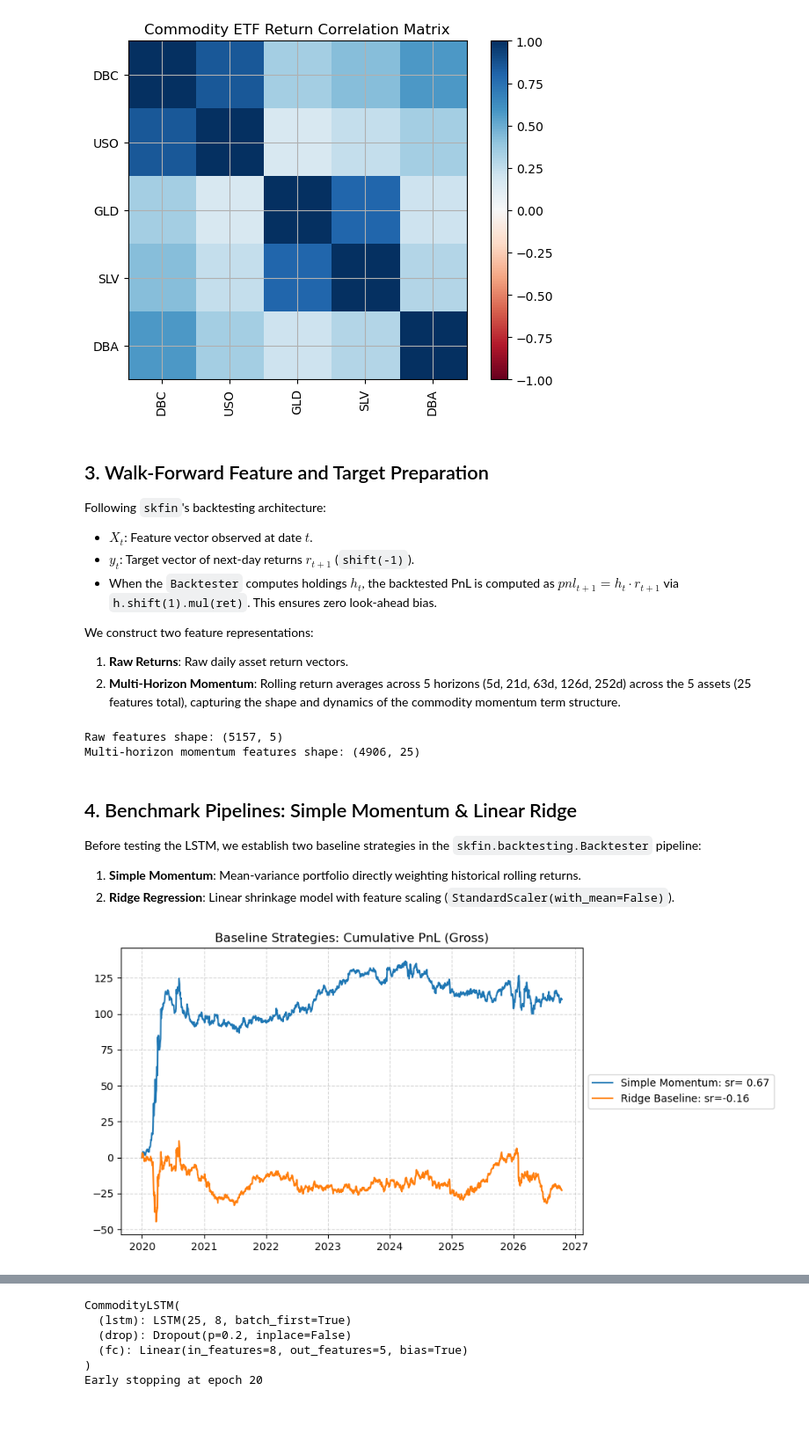
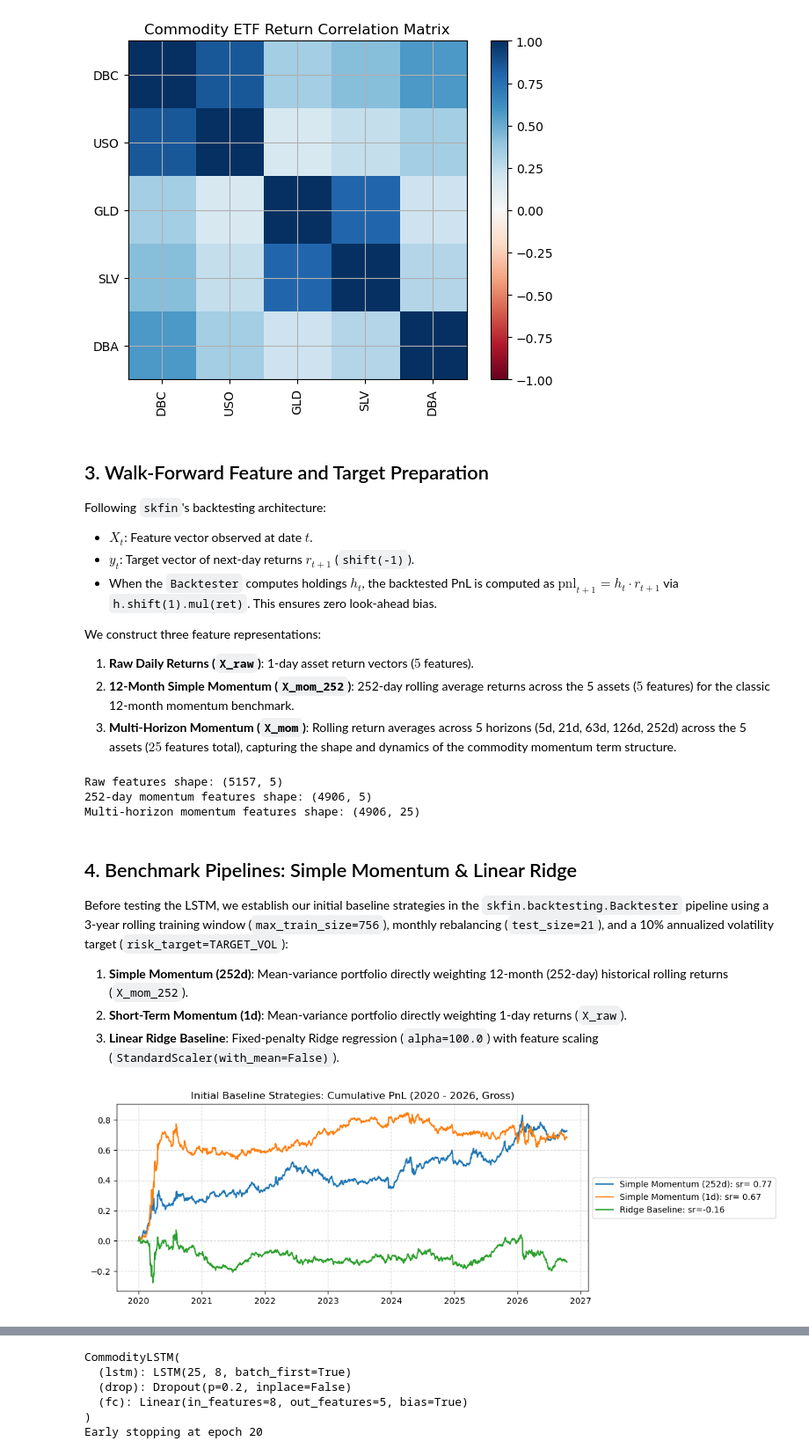
Before and after one commit to gabegagster/commodity_lstm_trading, a Jupyter notebook: notebooks/commodity_lstm_trading.ipynb, the cells around one changed output, grey strips where cells are left out. Shown at 88% size. Drawn from its saved outputs; the diff is of its cells as text; code cells hidden in the pictures; blank space fills up the shorter version.

Commit message:
Added baseline hyperparameter tuning, transaction costs & statistical validation

```diff
--- a/notebooks/commodity_lstm_trading.ipynb
+++ b/notebooks/commodity_lstm_trading.ipynb
@@ -151,58 +163,80 @@ heatmap(
 Following `skfin`'s backtesting architecture:
 - $X_t$: Feature vector observed at date $t$.
 - $y_t$: Target vector of next-day returns $r_{t+1}$ (`shift(-1)`).
-- When the `Backtester` computes holdings $h_t$, the backtested PnL is computed as $pnl_{t+1} = h_t \cdot r_{t+1}$ via `h.shift(1).mul(ret)`. This ensures zero look-ahead bias.
+- When the `Backtester` computes holdings $h_t$, the backtested PnL is computed as $\text{pnl}_{t+1} = h_t \cdot r_{t+1}$ via `h.shift(1).mul(ret)`. This ensures zero look-ahead bias.
 
-We construct two feature representations:
-1. **Raw Returns**: Raw daily asset return vectors.
-2. **Multi-Horizon Momentum**: Rolling return averages across 5 horizons (5d, 21d, 63d, 126d, 252d) across the 5 assets (25 features total), capturing the shape and dynamics of the commodity momentum term structure.
+We construct three feature representations:
+1. **Raw Daily Returns (`X_raw`)**: 1-day asset return vectors ($5$ features).
+2. **12-Month Simple Momentum (`X_mom_252`)**: 252-day rolling average returns across the 5 assets ($5$ features) for the classic 12-month momentum benchmark.
+3. **Multi-Horizon Momentum (`X_mom`)**: Rolling return averages across 5 horizons (5d, 21d, 63d, 126d, 252d) across the 5 assets ($25$ features total), capturing the shape and dynamics of the commodity momentum term structure.
 # %%
-# 1. Raw return features
+# 1. Raw return features (5 features)
 X_raw, y_raw, ret_aligned = prepare_backtest_data(ret, feature_type="returns")
 
-# 2. Multi-horizon momentum features (5d, 21d, 63d, 126d, 252d)
+# 2. Multi-horizon momentum features: 5d, 21d, 63d, 126d, 252d (25 features)
 X_mom, y_mom, ret_mom = prepare_backtest_data(ret, feature_type="momentum")
 
+# 3. 252-day (12-month) rolling return features aligned to X_mom index (5 features)
+X_mom_252 = ret.rolling(252, min_periods=21).mean().loc[X_mom.index]
+
 print(f"Raw features shape: {X_raw.shape}")
+print(f"252-day momentum features shape: {X_mom_252.shape}")
 print(f"Multi-horizon momentum features shape: {X_mom.shape}")
 # %% [output]
 Raw features shape: (5157, 5)
+252-day momentum features shape: (4906, 5)
 Multi-horizon momentum features shape: (4906, 25)
 # %% [markdown]
 ## 4. Benchmark Pipelines: Simple Momentum & Linear Ridge
-Before testing the LSTM, we establish two baseline strategies in the `skfin.backtesting.Backtester` pipeline:
-1. **Simple Momentum**: Mean-variance portfolio directly weighting historical rolling returns.
-2. **Ridge Regression**: Linear shrinkage model with feature scaling (`StandardScaler(with_mean=False)`).
+Before testing the LSTM, we establish our initial baseline strategies in the `skfin.backtesting.Backtester` pipeline using a 3-year rolling training window (`max_train_size=756`), monthly rebalancing (`test_size=21`), and a 10% annualized volatility target (`risk_target=TARGET_VOL`):
+1. **Simple Momentum (252d)**: Mean-variance portfolio directly weighting 12-month (252-day) historical rolling returns (`X_mom_252`).
+2. **Short-Term Momentum (1d)**: Mean-variance portfolio directly weighting 1-day returns (`X_raw`).
+3. **Linear Ridge Baseline**: Fixed-penalty Ridge regression (`alpha=100.0`) with feature scaling (`StandardScaler(with_mean=False)`).
 # %%
-# 1. Simple Momentum Baseline
+# 1. Simple Momentum (252-day lookback) Baseline
+m_mom_252 = Backtester(
+    estimator=MeanVariance(risk_target=TARGET_VOL),
+    max_train_size=756,
+    test_size=21,
+    start_date="2020-01-01",
+    name="Simple Momentum (252d)",
+)
+pnl_mom_252 = m_mom_252.train(X_mom_252, y_mom, ret_mom)
+
+# 2. Short-Term Momentum (1-day) Baseline
 m_mom = Backtester(
-    estimator=MeanVariance(),
-    max_train_size=756,  # 3-year rolling train window
-    test_size=21,        # 1-month rebalancing
+    estimator=MeanVariance(risk_target=TARGET_VOL),
+    max_train_size=756,
+    test_size=21,
     start_date="2020-01-01",
-    name="Simple Momentum",
+    name="Simple Momentum (1d)",
 )
 pnl_mom = m_mom.train(X_raw, y_raw, ret_aligned)
 
-# 2. Linear Ridge Pipeline
+# 3. Linear Ridge Baseline
 ridge_pipeline = make_pipeline(
     StandardScaler(with_mean=False),
     Ridge(alpha=100.0),
-    MeanVariance(),
+    MeanVariance(risk_target=TARGET_VOL),
 )
 m_ridge = Backtester(
     estimator=ridge_pipeline,
     max_train_size=756,
     test_size=21,
     start_date="2020-01-01",
     name="Ridge Baseline",
 )
 pnl_ridge = m_ridge.train(X_raw, y_raw, ret_aligned)
 
-# Compare baselines
-line([pnl_mom, pnl_ridge], cumsum=True, title="Baseline Strategies: Cumulative PnL (Gross)")
+# Compare initial baselines
+line(
+    [pnl_mom_252, pnl_mom, pnl_ridge],
+    cumsum=True,
+    title="Initial Baseline Strategies: Cumulative PnL (2020 - 2026, Gross)",
+    figsize=(10, 4),
+)
 # %% [output]
-[figure, old version]
+[figure, new version]
 # %% [markdown]
 ## 5. PyTorch Deep Sequence Model
 ### 5.1 Architecture Design to Prevent Overfitting
```
Also changed, not shown: parts of 24 cells of this notebook, 5 other files.
